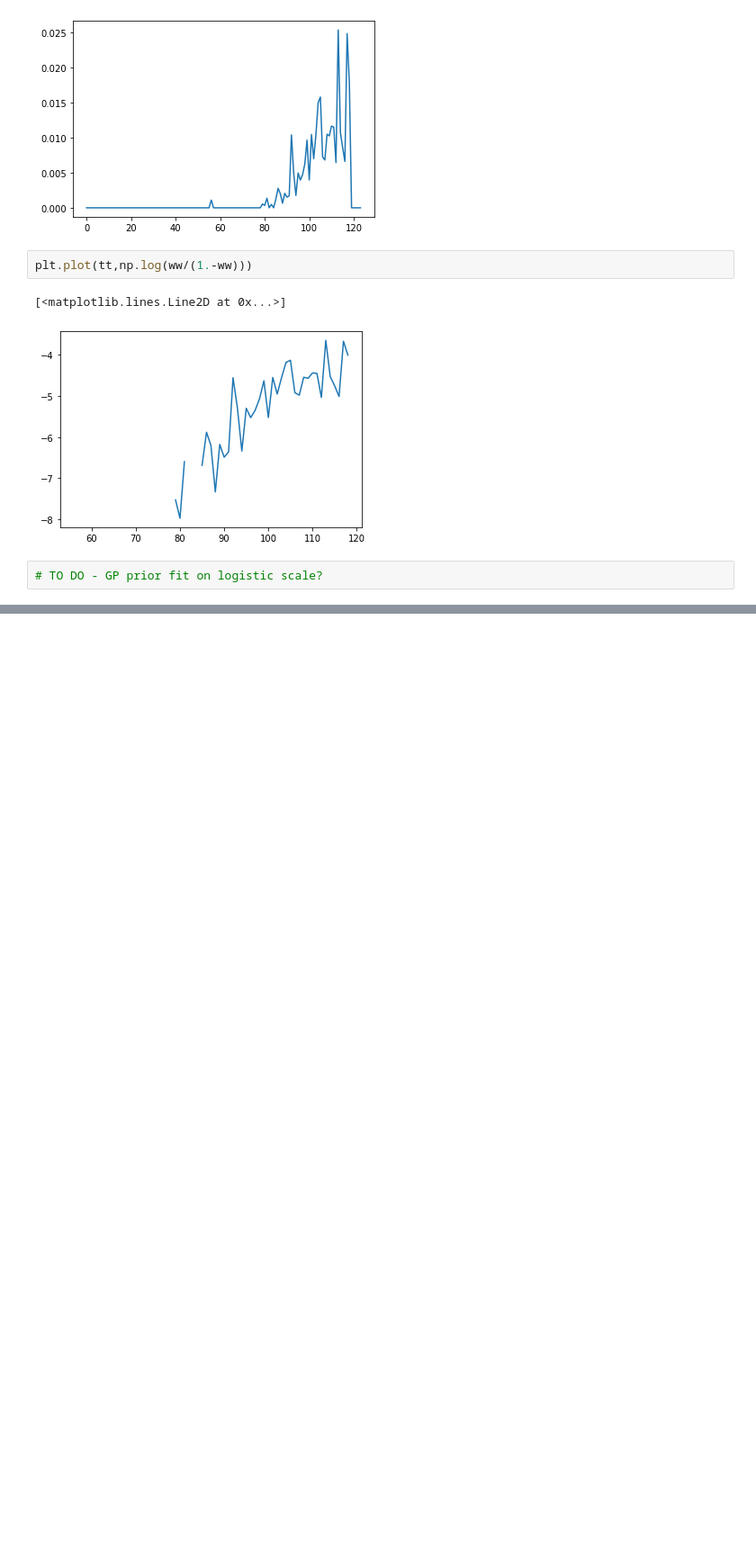
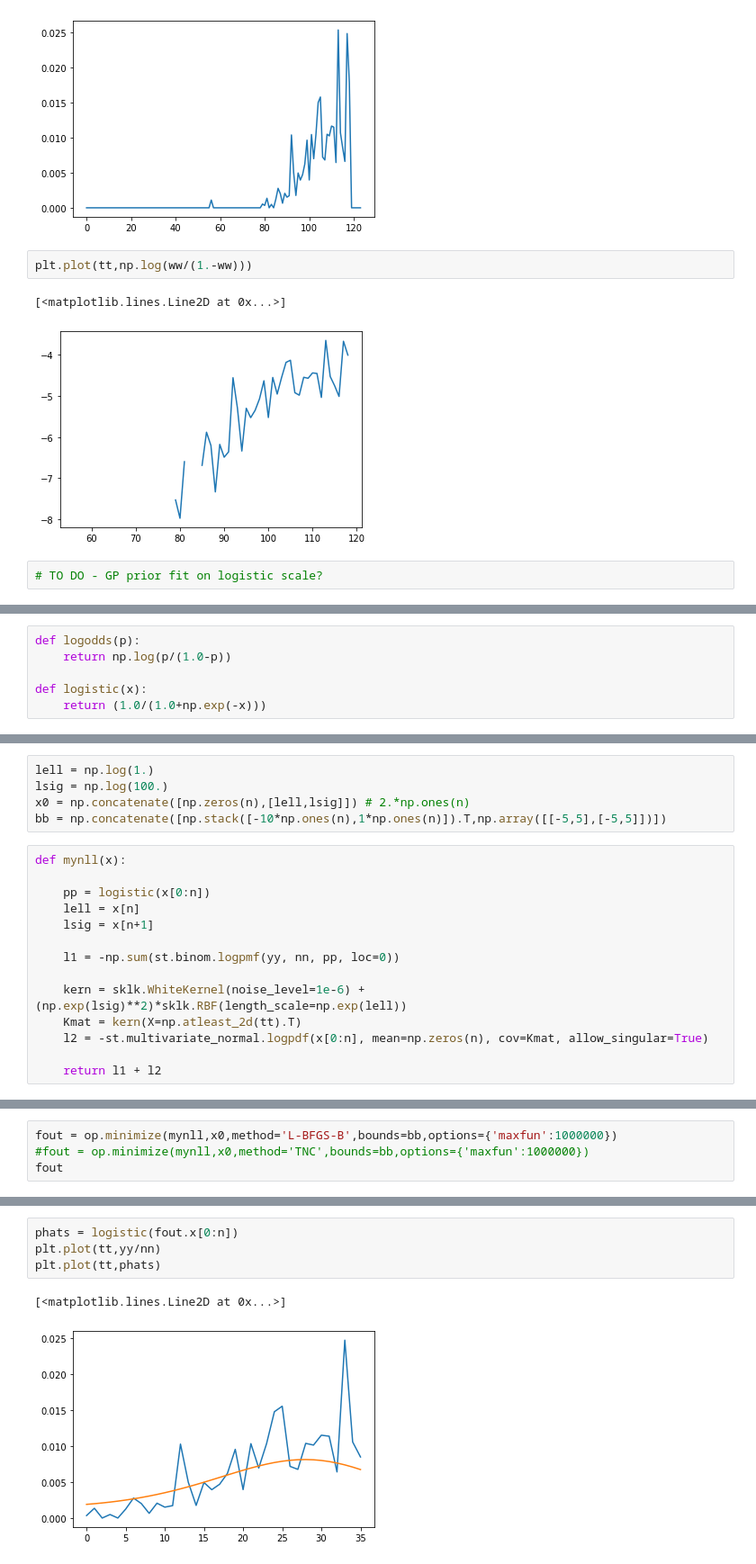
Before and after one commit to JCurran-Sebastian/BPs_for_VoC, a Jupyter notebook: cog_data.ipynb, the cells around one changed output, grey strips where cells are left out. Shown: that part at 90% size. Cells and saved outputs as stored; diff of their text form; blank space fills up the shorter version.

```diff
--- a/cog_data.ipynb
+++ b/cog_data.ipynb
@@ -122,0 +115,6 @@ array([ 0.        ,  0.        ,  0.        ,  0.        ,  0.        ,
+# %%
+def logodds(p):
+    return np.log(p/(1.0-p))
+
+def logistic(x):
+    return (1.0/(1.0+np.exp(-x)))
@@ -122,0 +123,19 @@ array([ 0.        ,  0.        ,  0.        ,  0.        ,  0.        ,
+# %%
+lell = np.log(1.)
+lsig = np.log(100.)
+x0 = np.concatenate([np.zeros(n),[lell,lsig]]) # 2.*np.ones(n)
+bb = np.concatenate([np.stack([-10*np.ones(n),1*np.ones(n)]).T,np.array([[-5,5],[-5,5]])])
+# %%
+def mynll(x):
+
+    pp = logistic(x[0:n])
+    lell = x[n]
+    lsig = x[n+1]
+
+    l1 = -np.sum(st.binom.logpmf(yy, nn, pp, loc=0))
+
+    kern = sklk.WhiteKernel(noise_level=1e-6) + (np.exp(lsig)**2)*sklk.RBF(length_scale=np.exp(lell))
+    Kmat = kern(X=np.atleast_2d(tt).T)
+    l2 = -st.multivariate_normal.logpdf(x[0:n], mean=np.zeros(n), cov=Kmat, allow_singular=True)
+
+    return l1 + l2
@@ -122,0 +146,4 @@ array([ 0.        ,  0.        ,  0.        ,  0.        ,  0.        ,
+# %%
+fout = op.minimize(mynll,x0,method='L-BFGS-B',bounds=bb,options={'maxfun':1000000})
+#fout = op.minimize(mynll,x0,method='TNC',bounds=bb,options={'maxfun':1000000})
+fout
@@ -122,0 +168,7 @@ array([ 0.        ,  0.        ,  0.        ,  0.        ,  0.        ,
+# %%
+phats = logistic(fout.x[0:n])
+plt.plot(tt,yy/nn)
+plt.plot(tt,phats)
+# %% [output]
+[<matplotlib.lines.Line2D at 0x...>]
+[figure, added]
```
Also changed, not shown: parts of 6 cells of this notebook.
